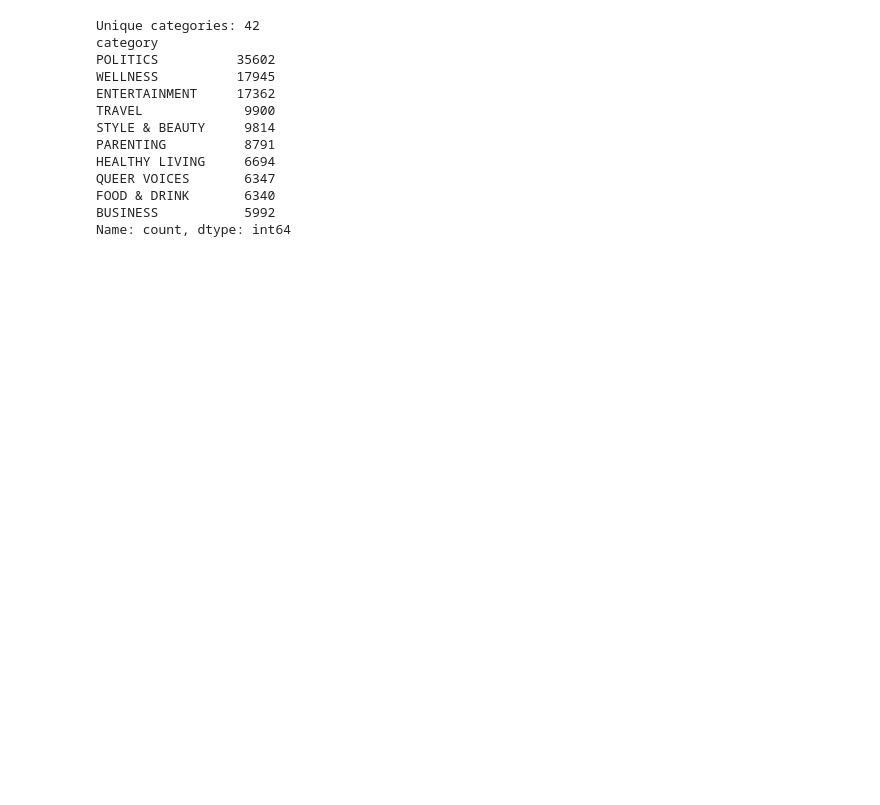
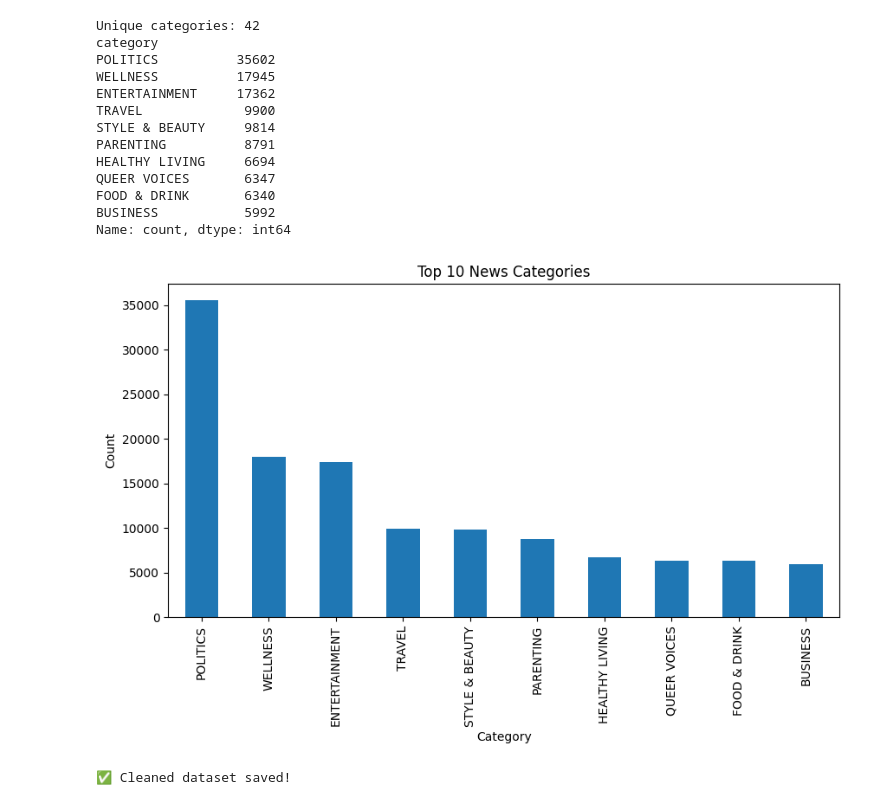
Before and after one commit to it22172228/yiiapp, a Jupyter notebook: Untitled6.ipynb, the cells around one changed output. Drawn from its saved outputs; the diff is of its cells as text; code cells hidden in the pictures; blank space fills up the shorter version.

```diff
--- a/Untitled6.ipynb
+++ b/Untitled6.ipynb
@@ -71,3 +71,17 @@ QUEER VOICES       6347
 FOOD & DRINK       6340
 BUSINESS           5992
 Name: count, dtype: int64
+# %%
+plt.figure(figsize=(10,5))
+df['category'].value_counts().head(10).plot(kind='bar')
+plt.title("Top 10 News Categories")
+plt.xlabel("Category")
+plt.ylabel("Count")
+plt.show()
+# %% [output]
+[figure, added]
+# %%
+df[['clean_text', 'label']].to_csv("/content/drive/MyDrive/mBERT_Project/cleaned_news.csv", index=False)
+print("✅ Cleaned dataset saved!")
+# %% [output]
+✅ Cleaned dataset saved!
```
Also changed, not shown: parts of 1 cell of this notebook.
